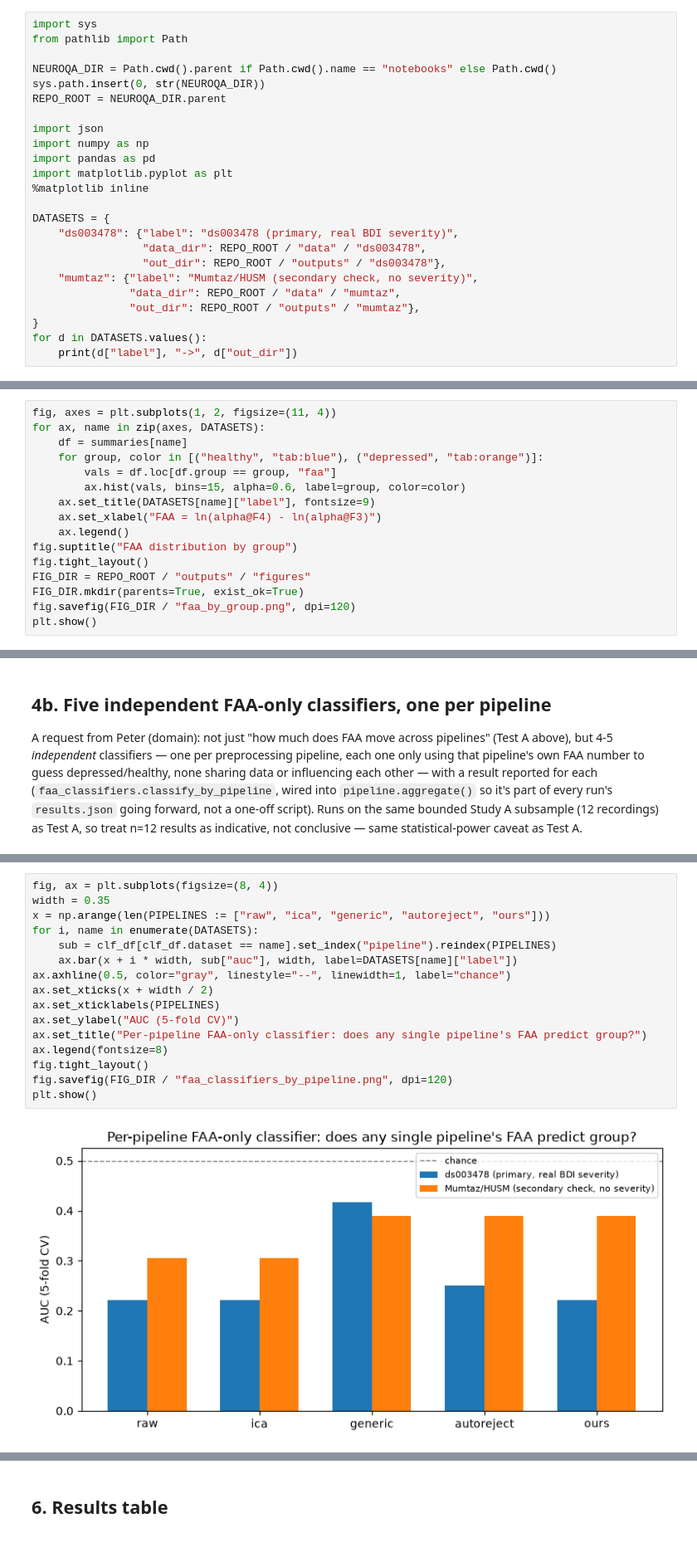
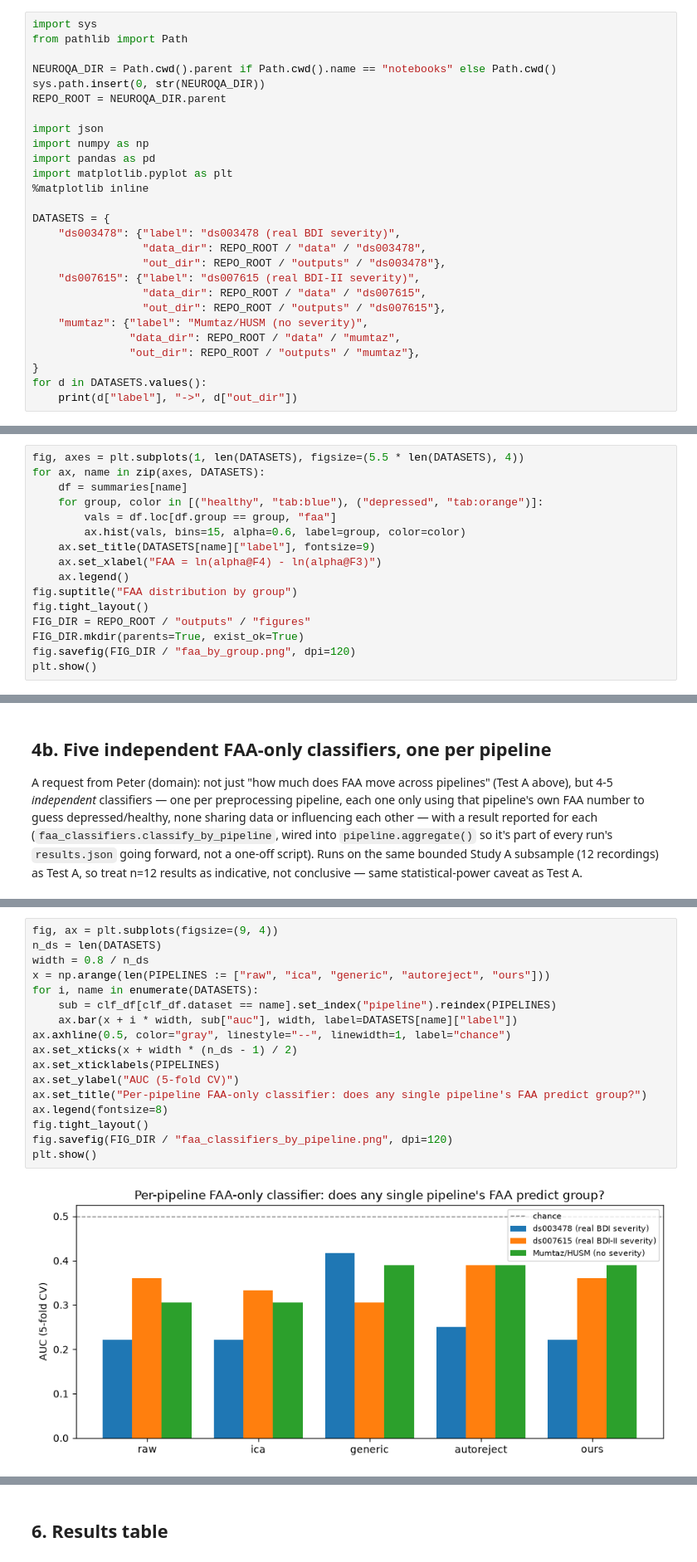
Before and after one commit to HYPERPRO2020/eegtest, a Jupyter notebook: neuroqa/notebooks/phase1_findings.ipynb, the cells around one changed output, grey strips where cells are left out. Shown at 83% size. Drawn from its saved outputs; the diff is of its cells as text.

```diff
--- a/neuroqa/notebooks/phase1_findings.ipynb
+++ b/neuroqa/notebooks/phase1_findings.ipynb
@@ -43,10 +50,13 @@ import matplotlib.pyplot as plt
 %matplotlib inline
 
 DATASETS = {
-    "ds003478": {"label": "ds003478 (primary, real BDI severity)",
+    "ds003478": {"label": "ds003478 (real BDI severity)",
                  "data_dir": REPO_ROOT / "data" / "ds003478",
                  "out_dir": REPO_ROOT / "outputs" / "ds003478"},
-    "mumtaz": {"label": "Mumtaz/HUSM (secondary check, no severity)",
+    "ds007615": {"label": "ds007615 (real BDI-II severity)",
+                 "data_dir": REPO_ROOT / "data" / "ds007615",
+                 "out_dir": REPO_ROOT / "outputs" / "ds007615"},
+    "mumtaz": {"label": "Mumtaz/HUSM (no severity)",
                "data_dir": REPO_ROOT / "data" / "mumtaz",
                "out_dir": REPO_ROOT / "outputs" / "mumtaz"},
 }
@@ -160,5 +183,5 @@ for name in DATASETS:
 # %%
-fig, axes = plt.subplots(1, 2, figsize=(11, 4))
+fig, axes = plt.subplots(1, len(DATASETS), figsize=(5.5 * len(DATASETS), 4))
 for ax, name in zip(axes, DATASETS):
     df = summaries[name]
     for group, color in [("healthy", "tab:blue"), ("depressed", "tab:orange")]:
@@ -280,21 +317,22 @@ display(clf_df)
 # %%
-fig, ax = plt.subplots(figsize=(8, 4))
-width = 0.35
+fig, ax = plt.subplots(figsize=(9, 4))
+n_ds = len(DATASETS)
+width = 0.8 / n_ds
 x = np.arange(len(PIPELINES := ["raw", "ica", "generic", "autoreject", "ours"]))
 for i, name in enumerate(DATASETS):
     sub = clf_df[clf_df.dataset == name].set_index("pipeline").reindex(PIPELINES)
     ax.bar(x + i * width, sub["auc"], width, label=DATASETS[name]["label"])
 ax.axhline(0.5, color="gray", linestyle="--", linewidth=1, label="chance")
-ax.set_xticks(x + width / 2)
+ax.set_xticks(x + width * (n_ds - 1) / 2)
 ax.set_xticklabels(PIPELINES)
 ax.set_ylabel("AUC (5-fold CV)")
 ax.set_title("Per-pipeline FAA-only classifier: does any single pipeline's FAA predict group?")
 ax.legend(fontsize=8)
 fig.tight_layout()
 fig.savefig(FIG_DIR / "faa_classifiers_by_pipeline.png", dpi=120)
 plt.show()
 # %% [output]
-[figure, old version]
+[figure, new version]
 # %% [markdown]
 ## 5. Test B — is contamination itself tied to diagnosis?
 
```
Also changed, not shown: parts of 11 cells of this notebook, 13 other files.
